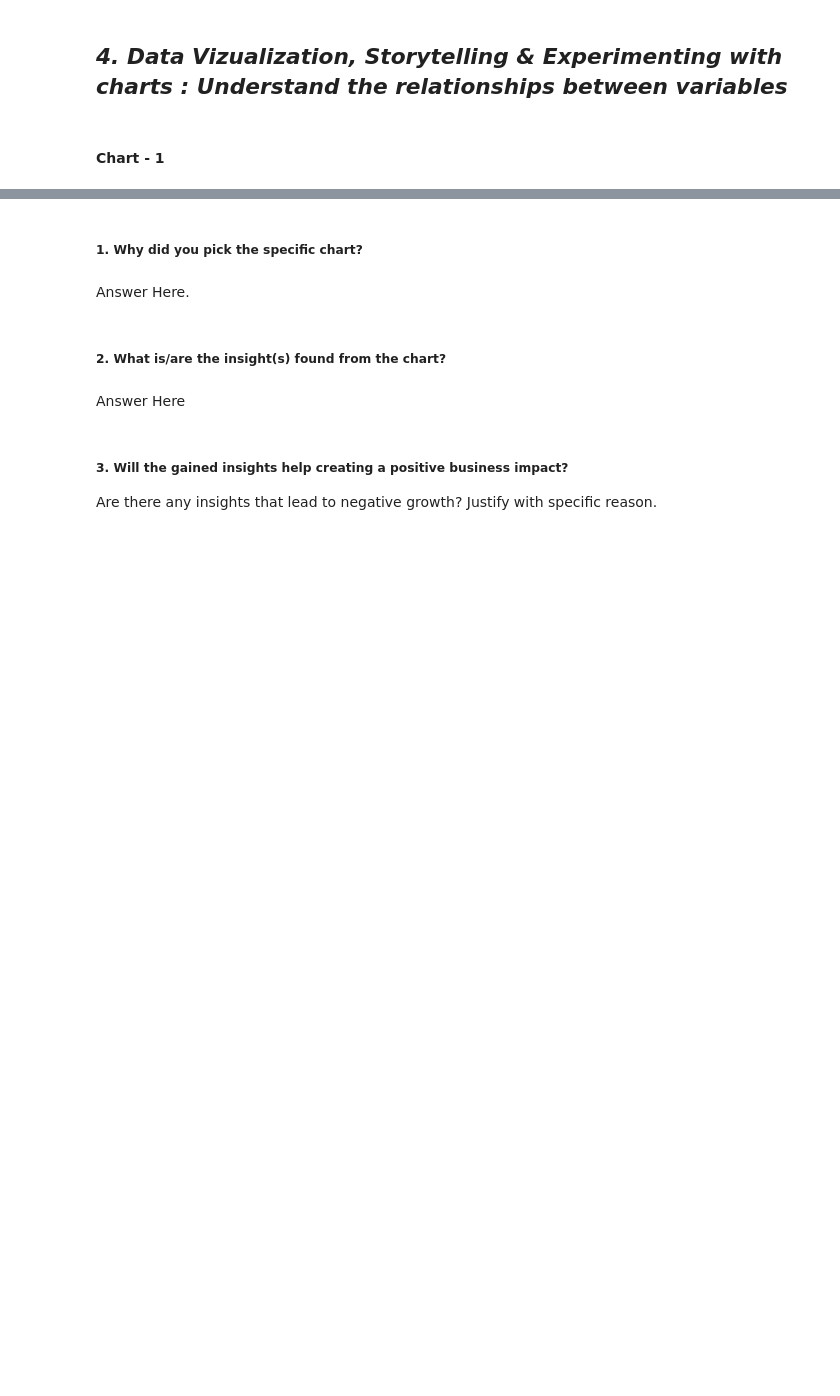
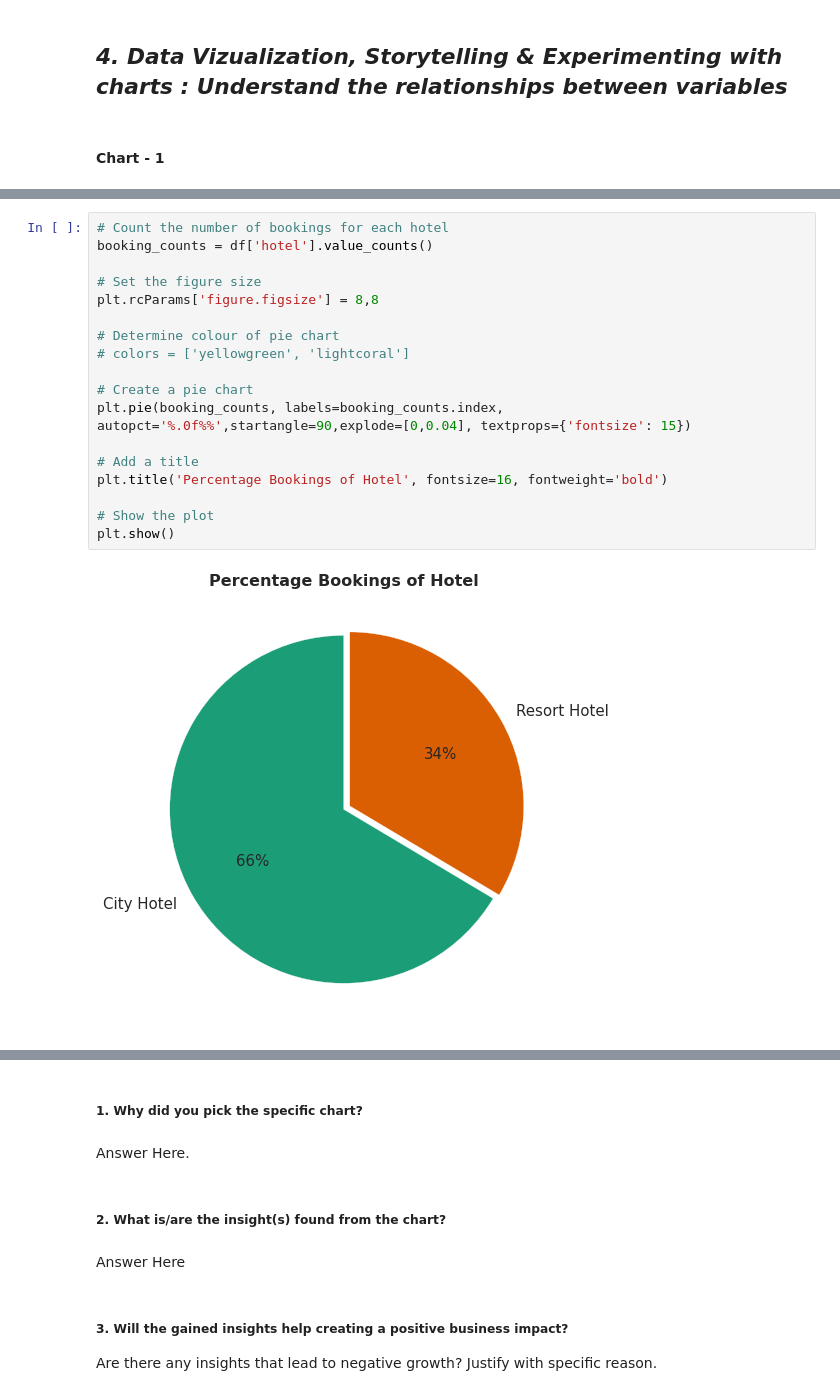
Before and after one commit to ansarshaikh95/EDA-Hotel-booking-analysis, a Jupyter notebook: EDA_Hotel_booking_Analysis.ipynb, the cells around one changed output, grey strips where cells are left out. Cells and saved outputs as stored; diff of their text form; blank space fills up the shorter version.

```diff
--- a/EDA_Hotel_booking_Analysis.ipynb
+++ b/EDA_Hotel_booking_Analysis.ipynb
@@ -319,0 +462,20 @@ Answer Here.
+# %%
+# Count the number of bookings for each hotel
+booking_counts = df['hotel'].value_counts()
+
+# Set the figure size
+plt.rcParams['figure.figsize'] = 8,8
+
+# Determine colour of pie chart
+# colors = ['yellowgreen', 'lightcoral']
+
+# Create a pie chart
+plt.pie(booking_counts, labels=booking_counts.index, autopct='%.0f%%',startangle=90,explode=[0,0.04], textprops={'fontsize': 15})
+
+# Add a title
+plt.title('Percentage Bookings of Hotel', fontsize=16, fontweight='bold')
+
+# Show the plot
+plt.show()
+# %% [output]
+[figure, added]
```
Also changed, not shown: parts of 24 cells of this notebook.
